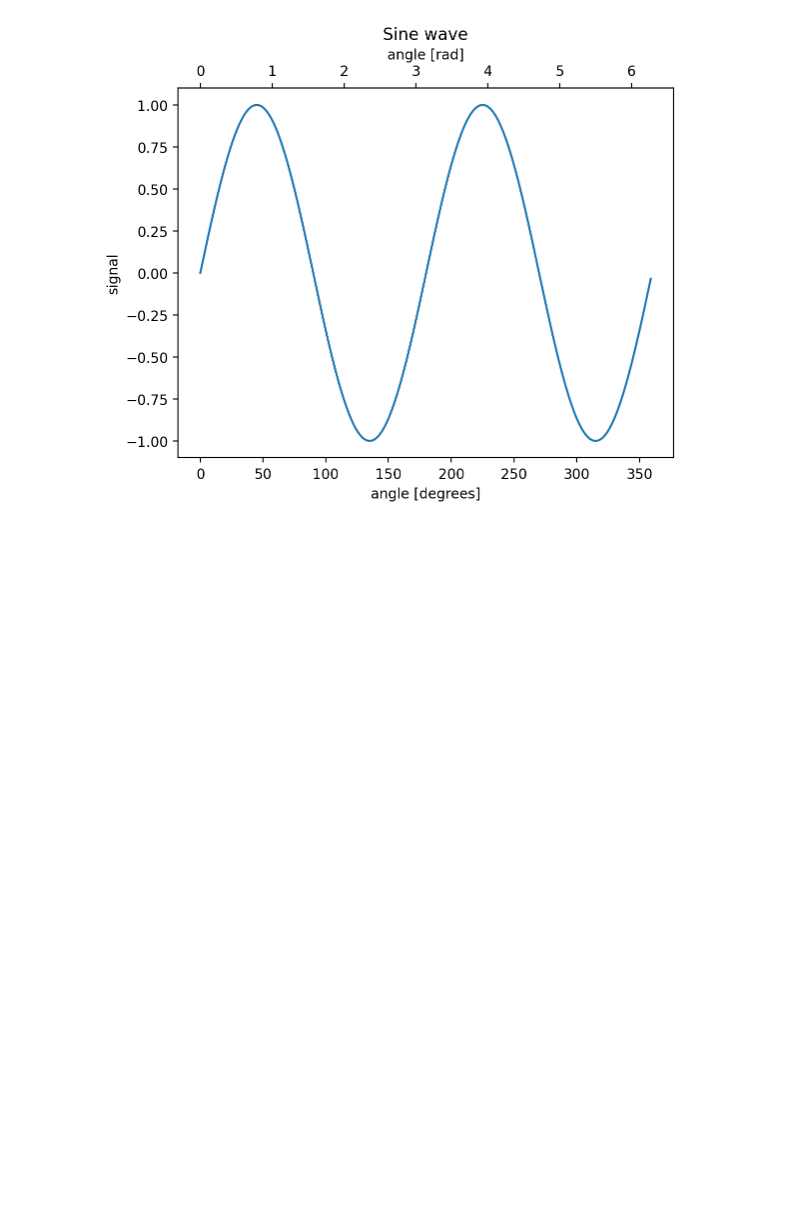
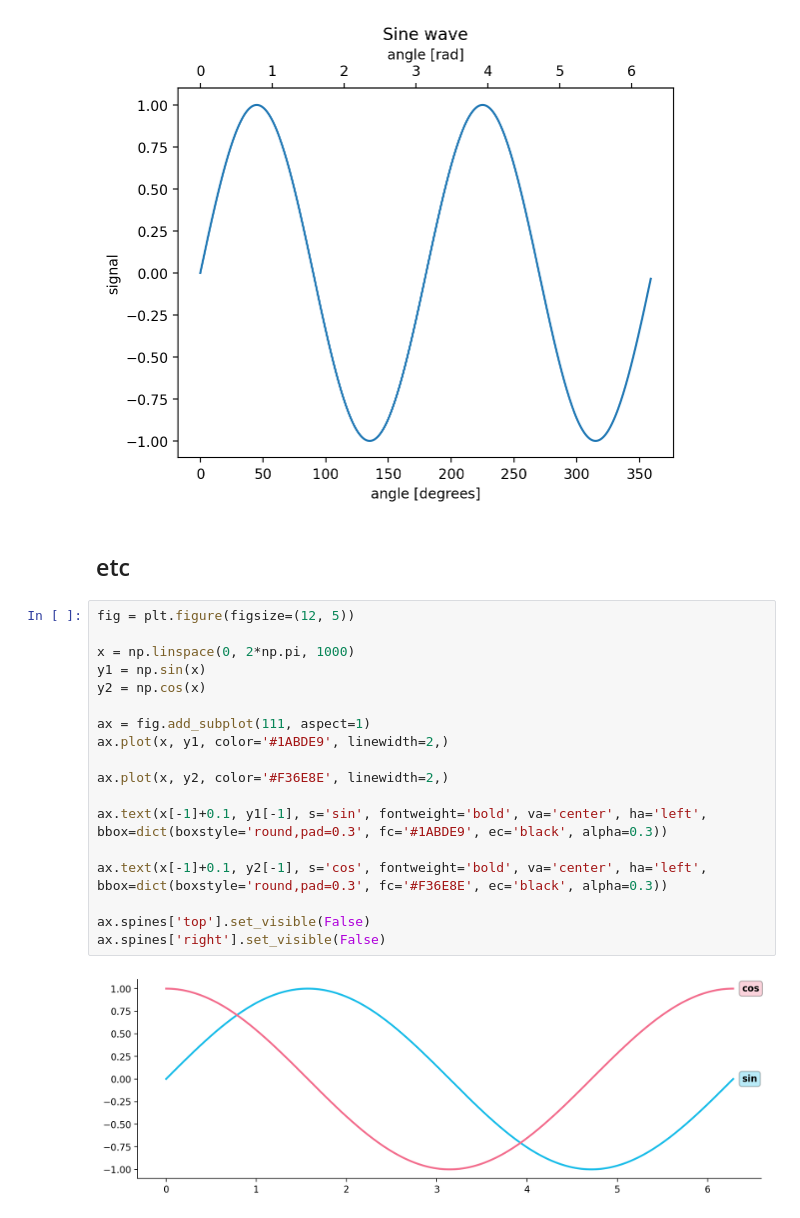
Before and after one commit to DarrenKwonDev/statistics-and-data-driven, a Jupyter notebook: viz/3.line_plot.ipynb, the cells around one changed output. Cells and saved outputs as stored; diff of their text form; blank space fills up the shorter version.

Commit message:
chore: line chart etc

```diff
--- a/viz/3.line_plot.ipynb
+++ b/viz/3.line_plot.ipynb
@@ -224,3 +224,25 @@ secax = ax.secondary_xaxis('top', functions=(deg2rad, rad2deg)) # 위 쪽에 x
 secax.set_xlabel('angle [rad]')
 # %% [output]
 [figure]
+# %% [markdown]
+## etc
+# %%
+fig = plt.figure(figsize=(12, 5))
+
+x = np.linspace(0, 2*np.pi, 1000)
+y1 = np.sin(x)
+y2 = np.cos(x)
+
+ax = fig.add_subplot(111, aspect=1)
+ax.plot(x, y1, color='#1ABDE9', linewidth=2,)
+
+ax.plot(x, y2, color='#F36E8E', linewidth=2,)
+
+ax.text(x[-1]+0.1, y1[-1], s='sin', fontweight='bold', va='center', ha='left', bbox=dict(boxstyle='round,pad=0.3', fc='#1ABDE9', ec='black', alpha=0.3))
+
+ax.text(x[-1]+0.1, y2[-1], s='cos', fontweight='bold', va='center', ha='left', bbox=dict(boxstyle='round,pad=0.3', fc='#F36E8E', ec='black', alpha=0.3))
+
+ax.spines['top'].set_visible(False)
+ax.spines['right'].set_visible(False)
+# %% [output]
+[figure, added]
```
Also changed, not shown: parts of 1 cell of this notebook, 1 other file.
